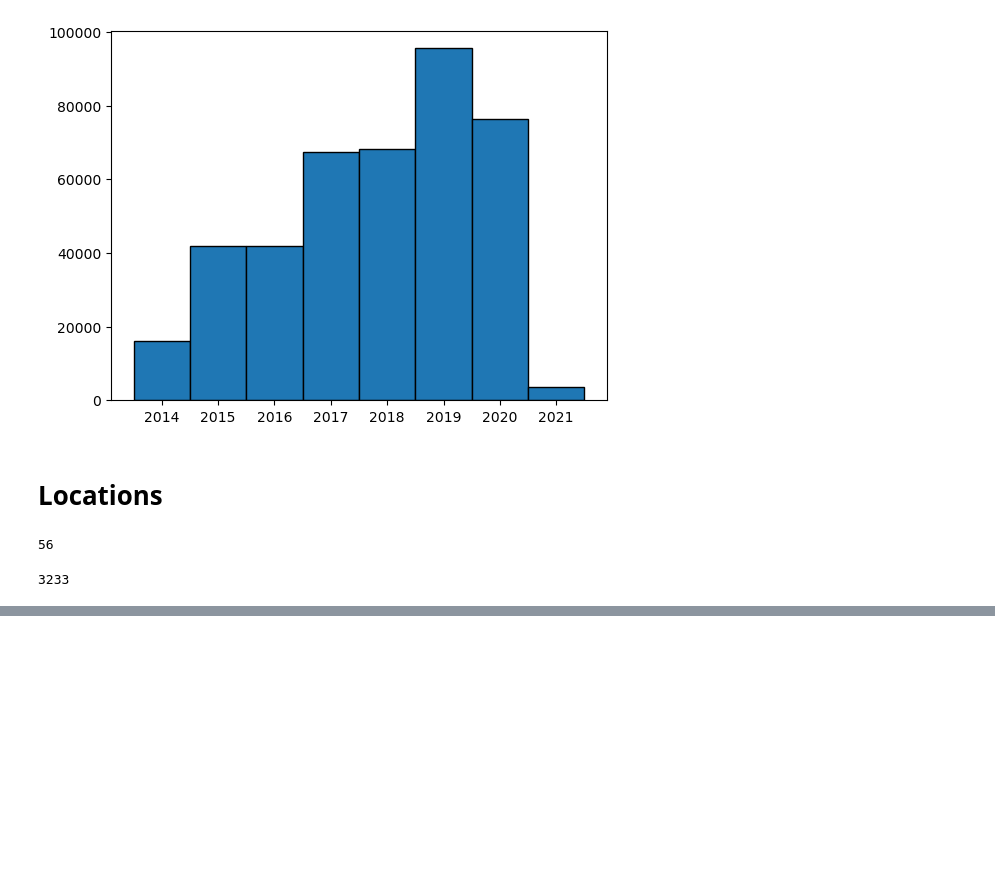
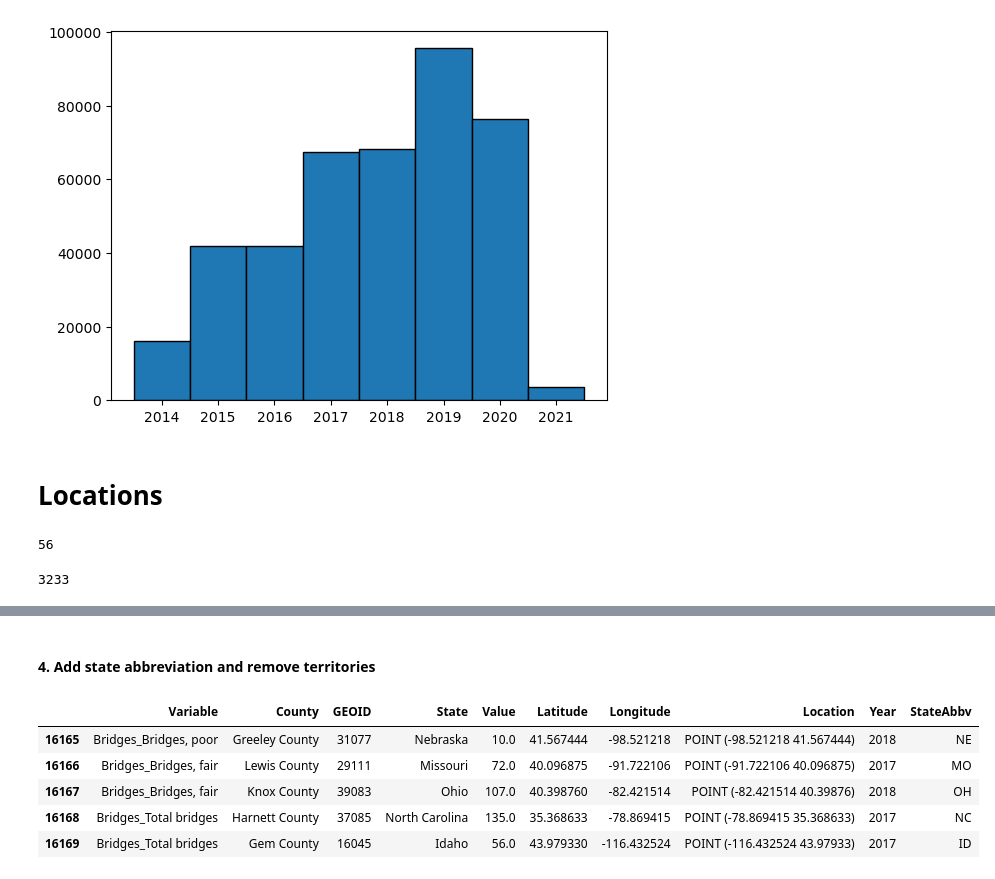
Before and after one commit to rpi11/DSAN5200-final_project, a Jupyter notebook: FinalProject/RICH/eda.ipynb, the cells around one changed output, grey strips where cells are left out. Cells and saved outputs as stored; diff of their text form; code cells hidden in the pictures; blank space fills up the shorter version.

```diff
--- a/FinalProject/RICH/eda.ipynb
+++ b/FinalProject/RICH/eda.ipynb
@@ -106,0 +133,6 @@ len(counties)
+# %%
+def addCategory(cat,var):
+    return f"{cat}_{var}"
+cleaned["Variable"] = cleaned.apply(lambda row: addCategory(row['Category'], row['Variable']), axis=1)
+cleaned.drop(columns = ["Category"], inplace = True)
+cleaned.head()
@@ -106,0 +148,8 @@ len(counties)
+# %%
+def dropStateFromCounty(county):
+    if county != "District of Columbia":
+        return county.split(",")[0]
+    return county
+
+cleaned["County"] = cleaned["County"].apply(dropStateFromCounty)
+cleaned.head()
@@ -106,0 +163,25 @@ len(counties)
+# %% [markdown]
+#### 4. Add state abbreviation and remove territories
+# %%
+state_dict = {
+    'Alabama': 'AL','Alaska': 'AK','Arizona': 'AZ','Arkansas': 'AR','California': 'CA',
+    'Colorado': 'CO','Connecticut': 'CT','Delaware': 'DE','Florida': 'FL','Georgia': 'GA',
+    'Hawaii': 'HI','Idaho': 'ID','Illinois': 'IL','Indiana': 'IN','Iowa': 'IA','Kansas': 'KS',
+    'Kentucky': 'KY','Louisiana': 'LA','Maine': 'ME','Maryland': 'MD','Massachusetts': 'MA',
+    'Michigan': 'MI','Minnesota': 'MN','Mississippi': 'MS','Missouri': 'MO','Montana': 'MT',
+    'Nebraska': 'NE','Nevada': 'NV','New Hampshire': 'NH','New Jersey': 'NJ','New Mexico': 'NM',
+    'New York': 'NY','North Carolina': 'NC','North Dakota': 'ND','Ohio': 'OH','Oklahoma': 'OK',
+    'Oregon': 'OR','Pennsylvania': 'PA','Rhode Island': 'RI','South Carolina': 'SC','South Dakota': 'SD',
+    'Tennessee': 'TN','Texas': 'TX','Utah': 'UT','Vermont': 'VT','Virginia': 'VA','Washington': 'WA',
+    'West Virginia': 'WV','Wisconsin': 'WI','Wyoming': 'WY','District of Columbia':"DC"
+}
+cleaned = cleaned[cleaned["State"].isin(state_dict)]
+cleaned["StateAbbv"] = [state_dict[s] for s in cleaned["State"]]
+cleaned.head()
+# %% [output]
+|  | Variable | County | GEOID | State | Value | Latitude | Longitude | Location | Year | StateAbbv |
+| 16165 | Bridges_Bridges, poor | Greeley County | 31077 | Nebraska | 10.0 | 41.567444 | -98.521218 | POINT (-98.521218 41.567444) | 2018 | NE |
+| 16166 | Bridges_Bridges, fair | Lewis County | 29111 | Missouri | 72.0 | 40.096875 | -91.722106 | POINT (-91.722106 40.096875) | 2017 | MO |
+| 16167 | Bridges_Bridges, fair | Knox County | 39083 | Ohio | 107.0 | 40.398760 | -82.421514 | POINT (-82.421514 40.39876) | 2018 | OH |
+| 16168 | Bridges_Total bridges | Harnett County | 37085 | North Carolina | 135.0 | 35.368633 | -78.869415 | POINT (-78.869415 35.368633) | 2017 | NC |
+| 16169 | Bridges_Total bridges | Gem County | 16045 | Idaho | 56.0 | 43.979330 | -116.432524 | POINT (-116.432524 43.97933) | 2017 | ID |
```
Also changed, not shown: parts of 18 cells of this notebook, 13 other files.
